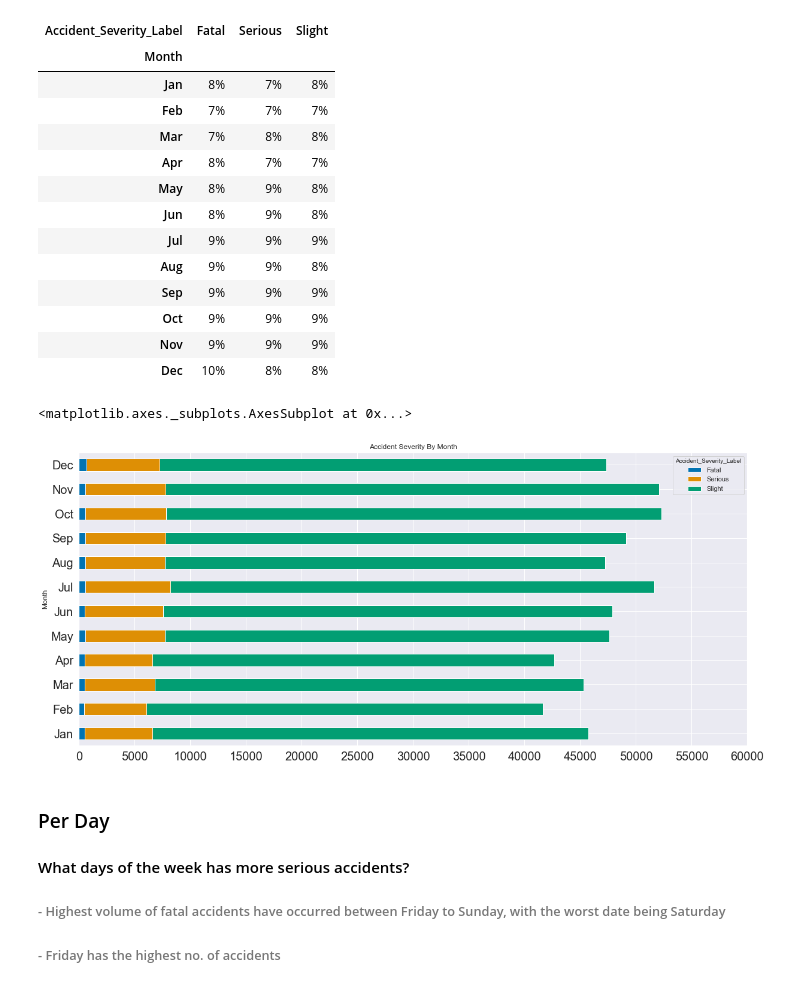
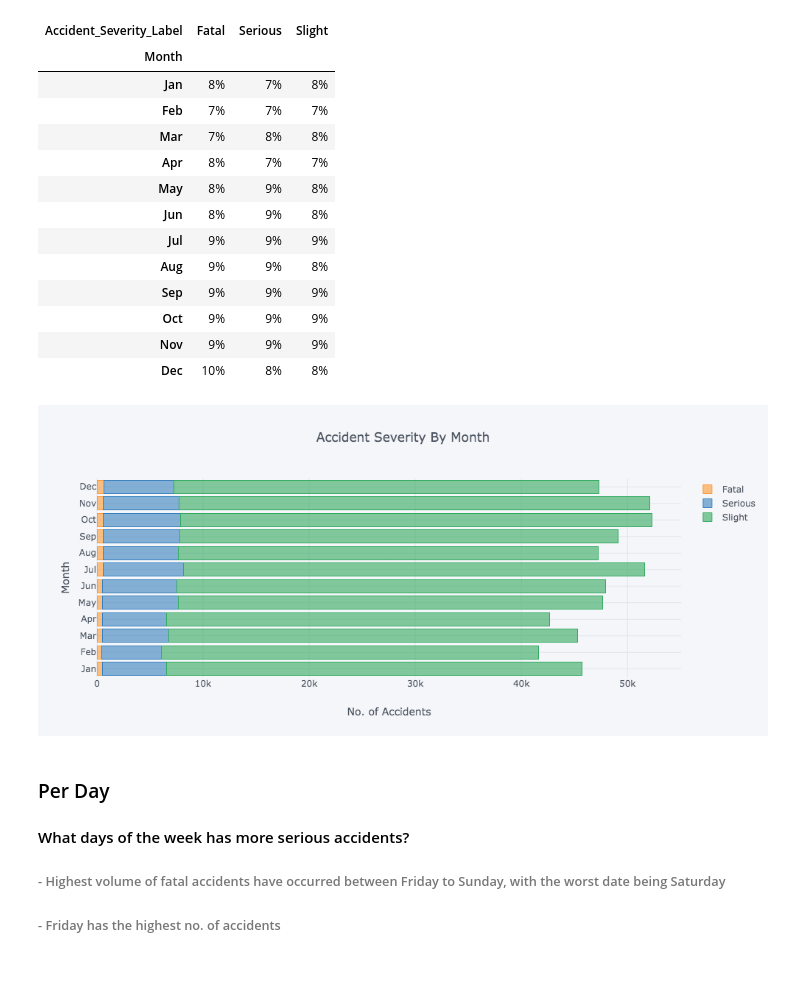
Before and after one commit to Danjah/ukdata, a Jupyter notebook: ukdata_df_prep.ipynb, the cells around one changed output. Drawn from its saved outputs; the diff is of its cells as text; code cells hidden in the pictures.

```diff
--- a/ukdata_df_prep.ipynb
+++ b/ukdata_df_prep.ipynb
@@ -271,13 +262,13 @@ seasongrpmonth.style.highlight_max(color='yellow')
 | Oct | 9% | 9% | 9% |
 | Nov | 9% | 9% | 9% |
 | Dec | 10% | 8% | 8% |
-# %%
-#Plot ASL by Month by Count
-seasongrpmonth.plot(kind='barh',stacked=True, figsize= (20,9),fontsize=20,
-                    title='Accident Severity By Month',xticks=(range(0,65000,5000)))
-# %% [output]
-<matplotlib.axes._subplots.AxesSubplot at 0x...>
-[figure, removed]
+# %%
+seasongrpmonth.iplot(kind='barh', barmode='stack',
+                     title='Accident Severity By Month',
+                     xTitle='No. of Accidents',
+                     yTitle='Month')
+# %% [output]
+[figure, added]
 # %% [markdown]
 ### Per Day
 #### What days of the week has more serious accidents?
```
Also changed, not shown: parts of 21 cells of this notebook.
